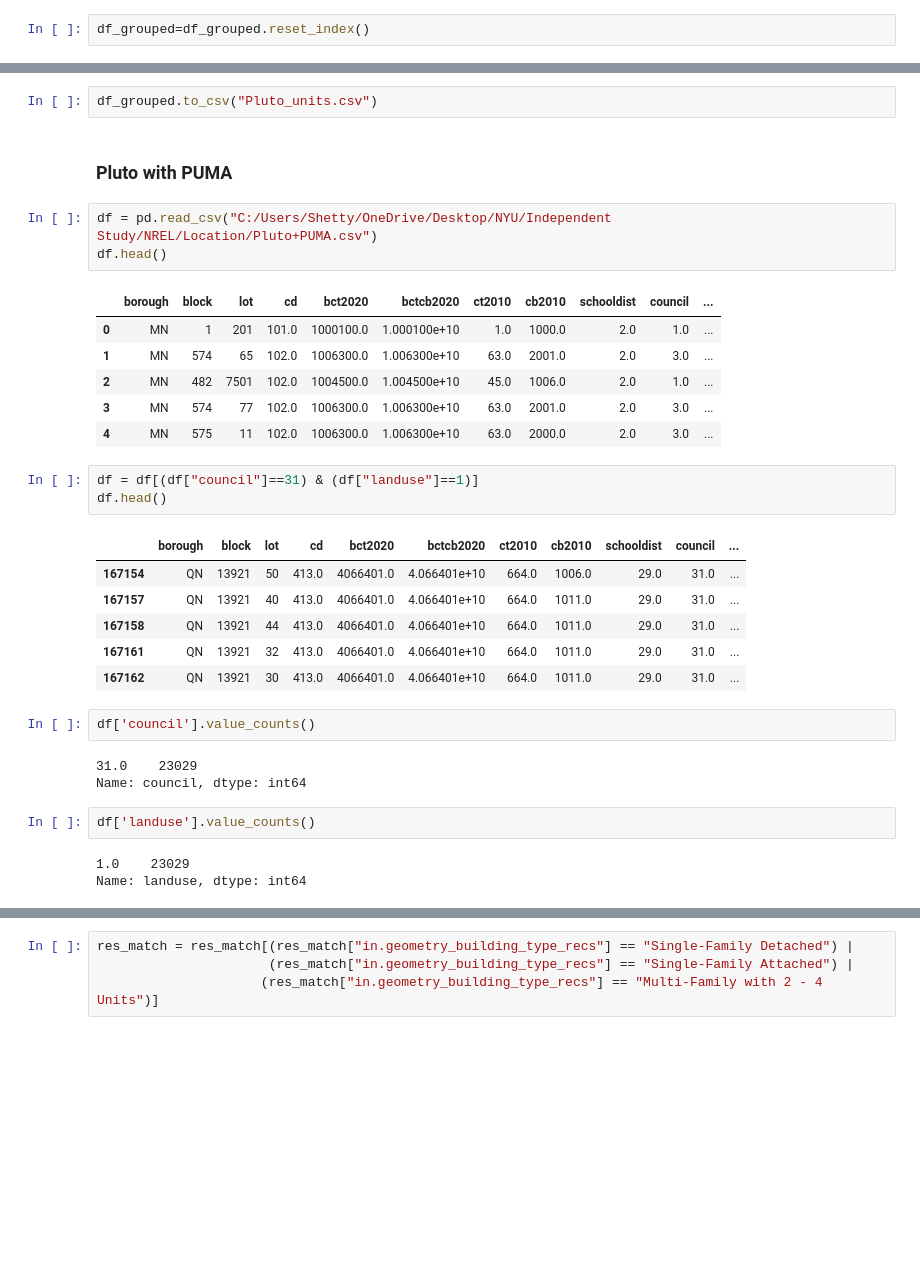
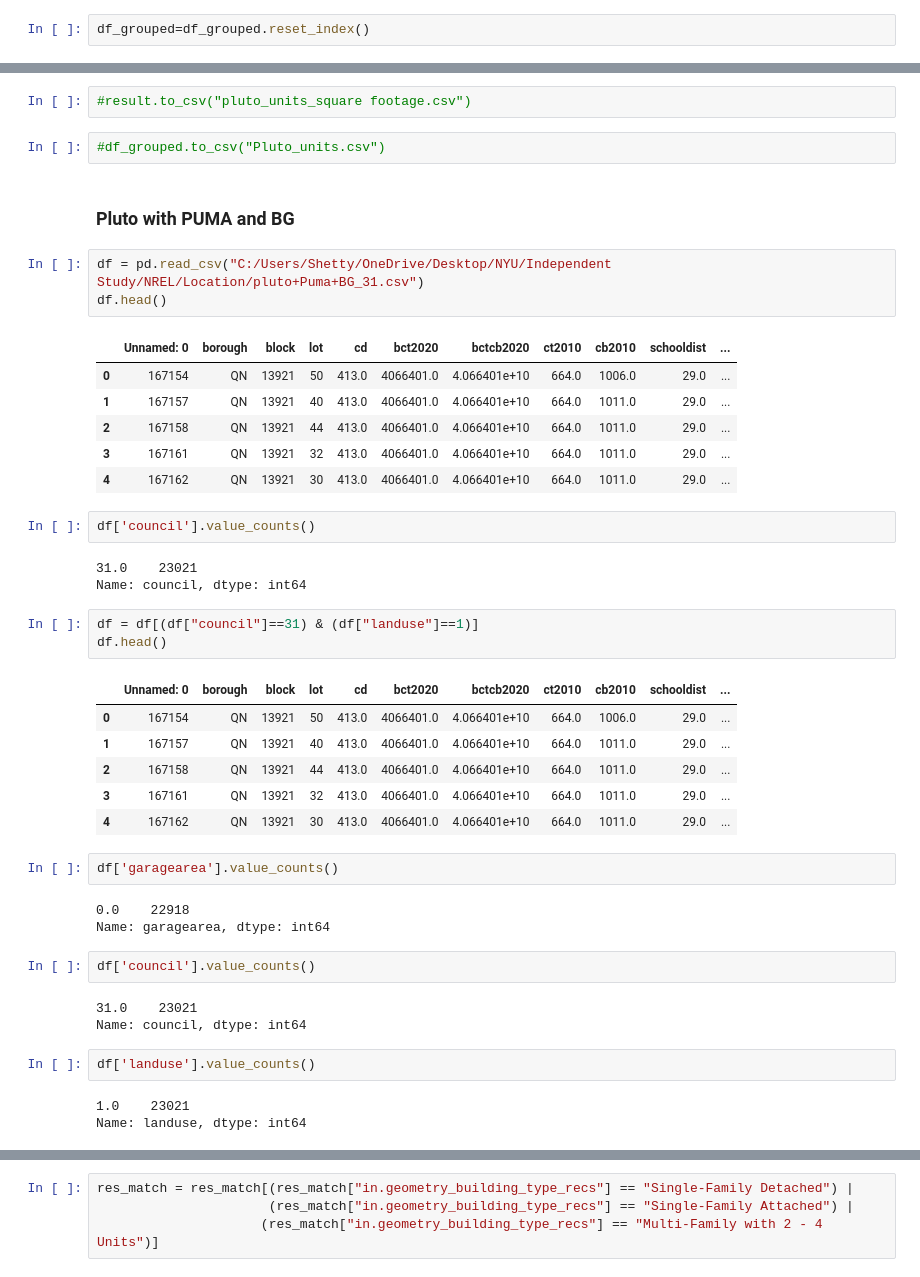
Before and after one commit to Akshay-Shreesha/A-Bottom-Up-Citywide-Electrification-Impact-Study, a Jupyter notebook: MapPLUTO_Matching (single_council 31).ipynb, the cells around one changed output, grey strips where cells are left out. Cells and saved outputs as stored; diff of their text form; blank space fills up the shorter version.

```diff
--- a/MapPLUTO_Matching (single_council 31).ipynb
+++ b/MapPLUTO_Matching (single_council 31).ipynb
@@ -78,36 +102,48 @@ df_grouped[df_grouped['unitstotal']==df_grouped['unitstotal'].max()]
+# %%
+#result.to_csv("pluto_units_square footage.csv")
 # %%
-df_grouped.to_csv("Pluto_units.csv")
+#df_grouped.to_csv("Pluto_units.csv")
 # %% [markdown]
-### Pluto with PUMA
+### Pluto with PUMA and BG
 # %%
-df = pd.read_csv("C:/Users/Shetty/OneDrive/Desktop/NYU/Independent Study/NREL/Location/Pluto+PUMA.csv")
+df = pd.read_csv("C:/Users/Shetty/OneDrive/Desktop/NYU/Independent Study/NREL/Location/pluto+Puma+BG_31.csv")
 df.head()
 # %% [output]
-|  | borough | block | lot | cd | bct2020 | bctcb2020 | ct2010 | cb2010 | schooldist | council | ... |
-| 0 | MN | 1 | 201 | 101.0 | 1000100.0 | 1.000100e+10 | 1.0 | 1000.0 | 2.0 | 1.0 | ... |
-| 1 | MN | 574 | 65 | 102.0 | 1006300.0 | 1.006300e+10 | 63.0 | 2001.0 | 2.0 | 3.0 | ... |
-| 2 | MN | 482 | 7501 | 102.0 | 1004500.0 | 1.004500e+10 | 45.0 | 1006.0 | 2.0 | 1.0 | ... |
-| 3 | MN | 574 | 77 | 102.0 | 1006300.0 | 1.006300e+10 | 63.0 | 2001.0 | 2.0 | 3.0 | ... |
-| 4 | MN | 575 | 11 | 102.0 | 1006300.0 | 1.006300e+10 | 63.0 | 2000.0 | 2.0 | 3.0 | ... |
+|  | Unnamed: 0 | borough | block | lot | cd | bct2020 | bctcb2020 | ct2010 | cb2010 | schooldist | ... |
+| 0 | 167154 | QN | 13921 | 50 | 413.0 | 4066401.0 | 4.066401e+10 | 664.0 | 1006.0 | 29.0 | ... |
+| 1 | 167157 | QN | 13921 | 40 | 413.0 | 4066401.0 | 4.066401e+10 | 664.0 | 1011.0 | 29.0 | ... |
+| 2 | 167158 | QN | 13921 | 44 | 413.0 | 4066401.0 | 4.066401e+10 | 664.0 | 1011.0 | 29.0 | ... |
+| 3 | 167161 | QN | 13921 | 32 | 413.0 | 4066401.0 | 4.066401e+10 | 664.0 | 1011.0 | 29.0 | ... |
+| 4 | 167162 | QN | 13921 | 30 | 413.0 | 4066401.0 | 4.066401e+10 | 664.0 | 1011.0 | 29.0 | ... |
+# %%
+df['council'].value_counts()
+# %% [output]
+31.0    23021
+Name: council, dtype: int64
 # %%
 df = df[(df["council"]==31) & (df["landuse"]==1)]
 df.head()
 # %% [output]
-|  | borough | block | lot | cd | bct2020 | bctcb2020 | ct2010 | cb2010 | schooldist | council | ... |
-| 167154 | QN | 13921 | 50 | 413.0 | 4066401.0 | 4.066401e+10 | 664.0 | 1006.0 | 29.0 | 31.0 | ... |
-| 167157 | QN | 13921 | 40 | 413.0 | 4066401.0 | 4.066401e+10 | 664.0 | 1011.0 | 29.0 | 31.0 | ... |
-| 167158 | QN | 13921 | 44 | 413.0 | 4066401.0 | 4.066401e+10 | 664.0 | 1011.0 | 29.0 | 31.0 | ... |
-| 167161 | QN | 13921 | 32 | 413.0 | 4066401.0 | 4.066401e+10 | 664.0 | 1011.0 | 29.0 | 31.0 | ... |
-| 167162 | QN | 13921 | 30 | 413.0 | 4066401.0 | 4.066401e+10 | 664.0 | 1011.0 | 29.0 | 31.0 | ... |
+|  | Unnamed: 0 | borough | block | lot | cd | bct2020 | bctcb2020 | ct2010 | cb2010 | schooldist | ... |
+| 0 | 167154 | QN | 13921 | 50 | 413.0 | 4066401.0 | 4.066401e+10 | 664.0 | 1006.0 | 29.0 | ... |
+| 1 | 167157 | QN | 13921 | 40 | 413.0 | 4066401.0 | 4.066401e+10 | 664.0 | 1011.0 | 29.0 | ... |
+| 2 | 167158 | QN | 13921 | 44 | 413.0 | 4066401.0 | 4.066401e+10 | 664.0 | 1011.0 | 29.0 | ... |
+| 3 | 167161 | QN | 13921 | 32 | 413.0 | 4066401.0 | 4.066401e+10 | 664.0 | 1011.0 | 29.0 | ... |
+| 4 | 167162 | QN | 13921 | 30 | 413.0 | 4066401.0 | 4.066401e+10 | 664.0 | 1011.0 | 29.0 | ... |
+# %%
+df['garagearea'].value_counts()
+# %% [output]
+0.0    22918
+Name: garagearea, dtype: int64
 # %%
 df['council'].value_counts()
 # %% [output]
-31.0    23029
+31.0    23021
 Name: council, dtype: int64
 # %%
 df['landuse'].value_counts()
 # %% [output]
-1.0    23029
+1.0    23021
 Name: landuse, dtype: int64
 # %%
 df["unit.sqft"]=df["bldgarea"]/df["unitstotal"]
```
Also changed, not shown: parts of 64 cells of this notebook.
